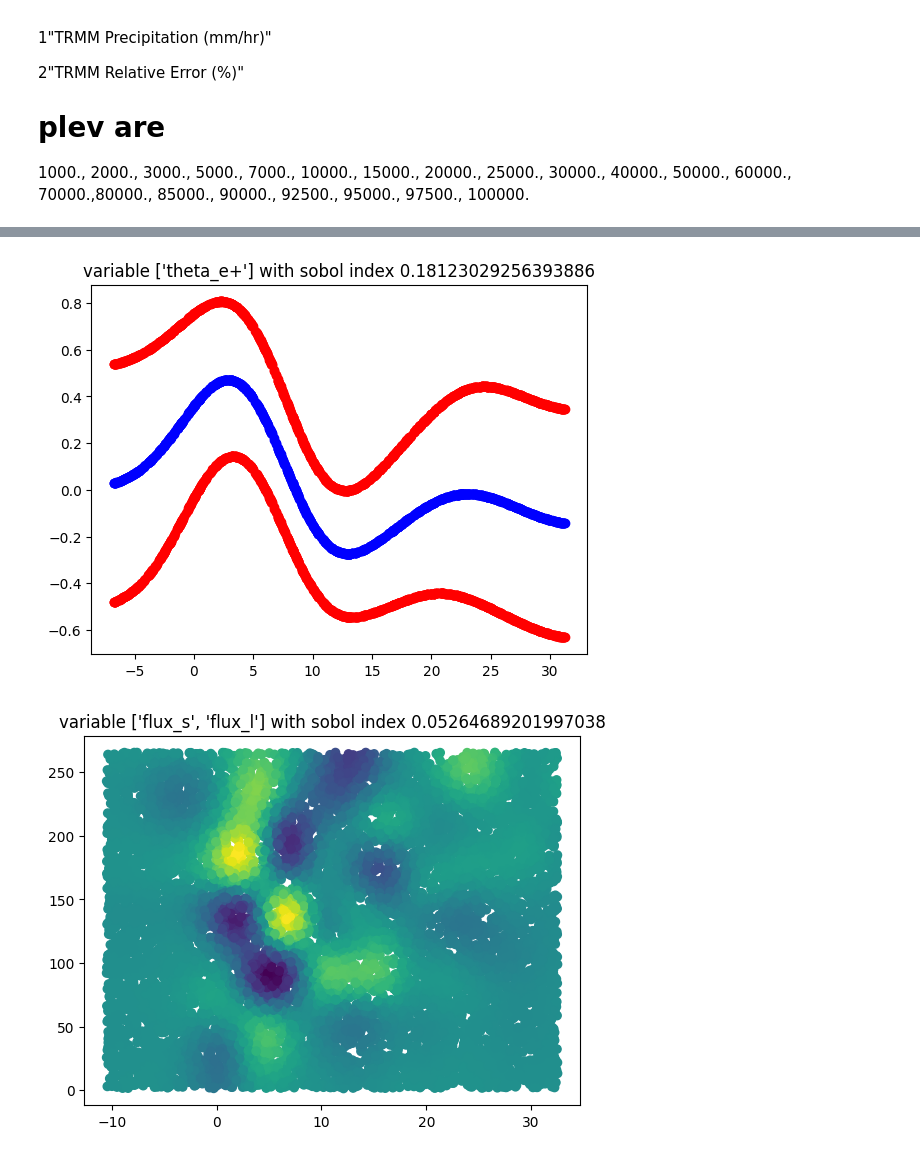
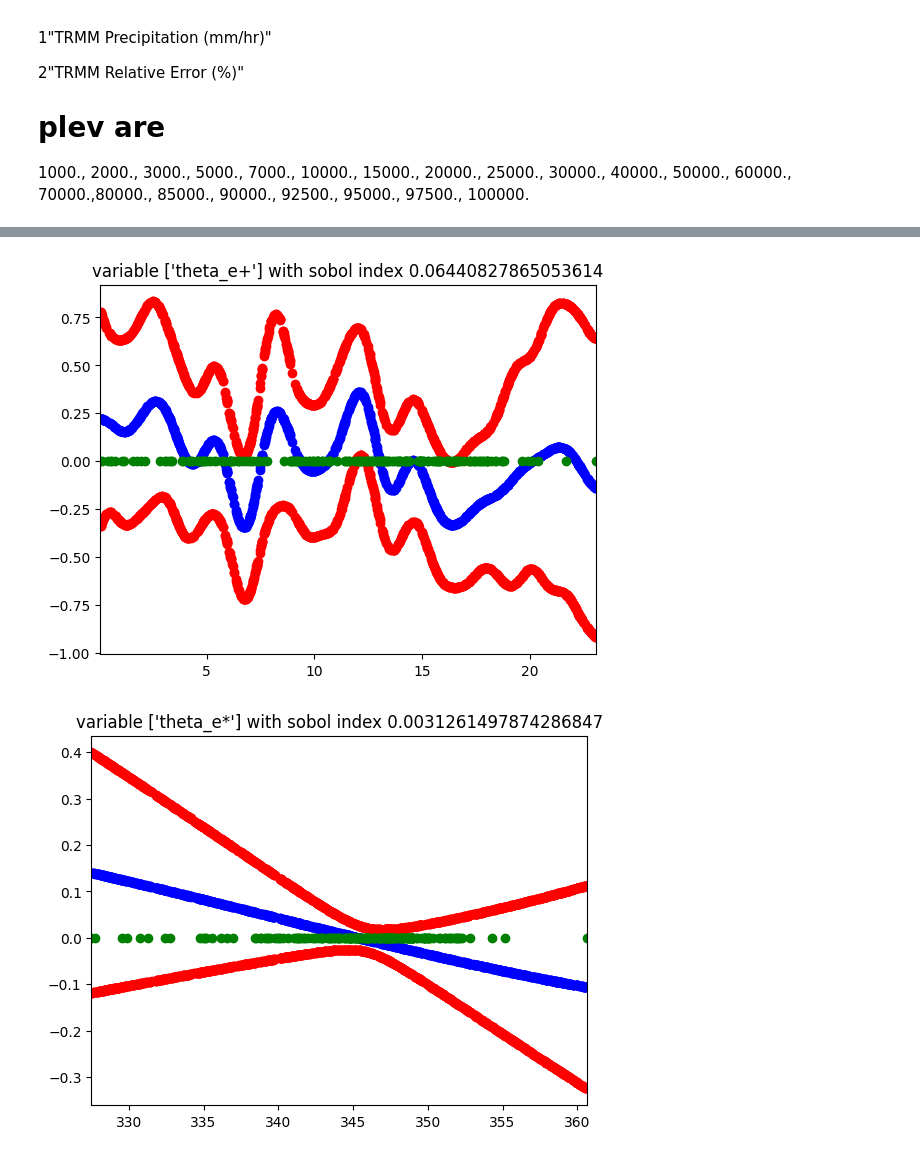
Before and after one commit to JaxGaussianProcesses/GPJax, a Jupyter notebook: Play.ipynb, the cells around one changed output, grey strips where cells are left out. Cells and saved outputs as stored; diff of their text form; code cells hidden in the pictures.

```diff
--- a/Play.ipynb
+++ b/Play.ipynb
@@ -140,15 +142,15 @@ X3d = X3d[:,idx_3d,:]
 sigma_o = jnp.where(Xstatic[:,0]<0.5, 0.0, 1.0+jnp.log(1+Xstatic[:,2]))
 Xstatic = Xstatic.at[:,2].set(sigma_o)
 names_static = ["LSM","O_angle","O_sd","O_slope"]
-idx_static = [i for i in range(len(names_static))]
-#idx_static = [2]
+#idx_static = [i for i in range(len(names_static))]
+idx_static = []
 names_static = [names_static[i] for i in idx_static]
 Xstatic = Xstatic[:,idx_static]
 
 
 names_2d = ["K_surface","flux_s","flux_l","moisture","CRH"]
 idx_2d =[i for i in range(len(names_2d))]
-# idx_2d = []
+idx_2d = []
 names_2d = [names_2d[i] for i in idx_2d]
 X2d = X2d[:,idx_2d]
 
@@ -355,21 +379,38 @@ plt.title("sobol indicies (left of red are 1d interactions)")
 plt.axvline(x=num_variables, color="red")
 k=5
 top_idx = jax.lax.top_k(sobols, k)[1]
+plot_just_data = False
 for idx in top_idx:
     chosen_idx = idxs[idx]
     plt.figure()
     num_plot = 1_000 if len(chosen_idx)==1 else 10_000
-    x_plot = jr.uniform(key, (num_plot, num_variables), minval=-2, maxval=2)
+    x_train = opt_posterior.smoother.smooth_data(D_small)[0]
+    x_plot = jr.uniform(key, (num_plot, num_variables), minval=jnp.min(x_train, axis=0), maxval=jnp.max(x_train, axis=0))
+
     posterior_dist = opt_posterior.predict_additive_component(x_plot, D_small, chosen_idx)
+    posterior_dist_at_data = opt_posterior.predict_additive_component(x_train, D_small, chosen_idx)
+    x_train = x_train * X_std + X_mean
     x_plot = x_plot * X_std + X_mean
     mean = posterior_dist.mean()
+    mean_at_data = posterior_dist_at_data.mean()
     std = jnp.sqrt(posterior_dist.variance())
 
     if len(chosen_idx)==1:
-        plt.scatter(x_plot[:,chosen_idx[0]],mean, color="blue")
-        plt.scatter(x_plot[:,chosen_idx[0]],mean+ 1.96*std, color="red")
-        plt.scatter(x_plot[:,chosen_idx[0]],mean- 1.96*std, color="red")
+        if plot_just_data:
+            plt.scatter(x_train[:,chosen_idx[0]],mean_at_data, color="blue")
+        else:
+            plt.scatter(x_plot[:,chosen_idx[0]],mean, color="blue")
+            plt.scatter(x_plot[:,chosen_idx[0]],mean+ 1.96*std, color="red")
+            plt.scatter(x_plot[:,chosen_idx[0]],mean- 1.96*std, color="red")
+            plt.scatter(x_train[:,chosen_idx[0]],jnp.zeros_like(x_train[:,chosen_idx[0]]), color="green")
+            plt.xlim([jnp.min(x_train[:,chosen_idx[0]]),jnp.max(x_train[:,chosen_idx[0]])])
     elif len(chosen_idx)==2:
-        plt.scatter(x_plot[:,chosen_idx[0]],x_plot[:,chosen_idx[1]],c=mean)
+        if plot_just_data:
+            plt.scatter(x_train[:,chosen_idx[0]],x_train[:,chosen_idx[1]], c=mean_at_data)
+        else:
+            plt.scatter(x_plot[:,chosen_idx[0]],x_plot[:,chosen_idx[1]],c=mean)
+            plt.scatter(x_train[:,chosen_idx[0]],x_train[:,chosen_idx[1]], color="green")
+            plt.xlim([jnp.min(x_train[:,chosen_idx[0]]),jnp.max(x_train[:,chosen_idx[0]])])
+            plt.ylim([jnp.min(x_train[:,chosen_idx[1]]),jnp.max(x_train[:,chosen_idx[1]])])
     plt.title(f"variable {[names[i] for i in chosen_idx]} with sobol index {sobols[idx]}")
 # %% [output]
@@ -378,2 +419,2 @@ for idx in top_idx:
-[figure, old version]
+[figure, new version]
-[figure, old version]
+[figure, new version]
```
Also changed, not shown: parts of 4 cells of this notebook, 2 other files.
